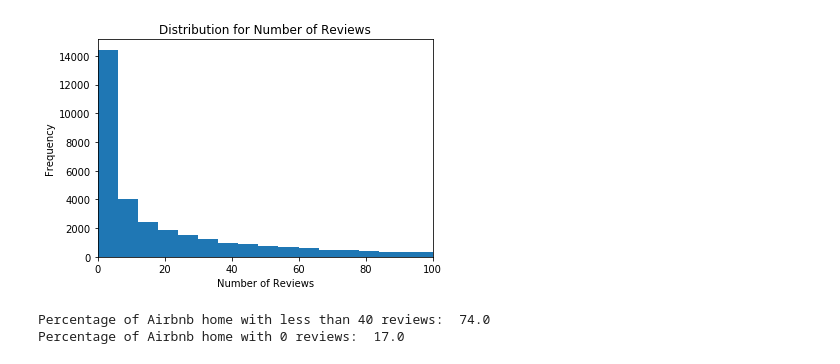
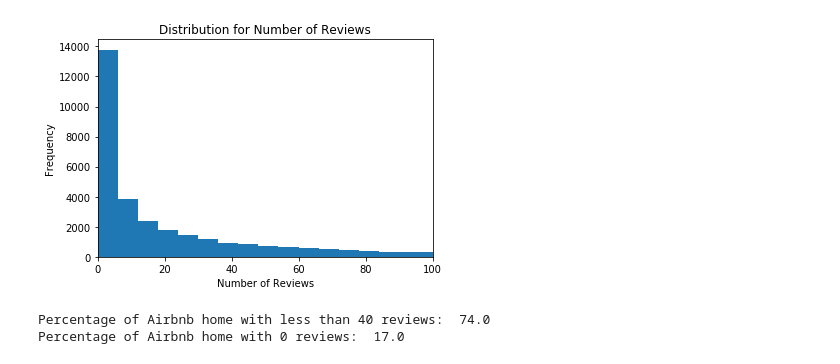
Before and after one commit to activerabbit/Springboard, a Jupyter notebook: Project 2/Notebooks/EDA Statistics.ipynb, the cells around one changed output. Saved outputs shown, nothing was run; the diff lists cells and outputs as text; code cells hidden in the pictures.

```diff
--- a/Project 2/Notebooks/EDA Statistics.ipynb
+++ b/Project 2/Notebooks/EDA Statistics.ipynb
@@ -251 +23,5 @@ memory usage: 7.1+ MB
+# %%
+df = pd.read_csv('../Data/Processed/listings.csv', converters = {
+    'name': literal_eval, 'description': literal_eval,
+    'bigram_name': literal_eval, 'bigram_description': literal_eval})
 # %%
@@ -263,11 +39,11 @@ dataset1.describe()
 # %%
 #distribution for the number of reviews
-plt.hist(dataset1.number_of_reviews, bins = 150)
+plt.hist(df.number_of_reviews, bins = 150)
 plt.xlabel('Number of Reviews')
 plt.ylabel('Frequency')
 plt.title('Distribution for Number of Reviews')
 plt.xlim((0,100))
 plt.show()
 # %% [output]
-[figure, old version]
+[figure, new version]
 # %%
```
Also changed, not shown: parts of 83 cells of this notebook, 2 other files.
